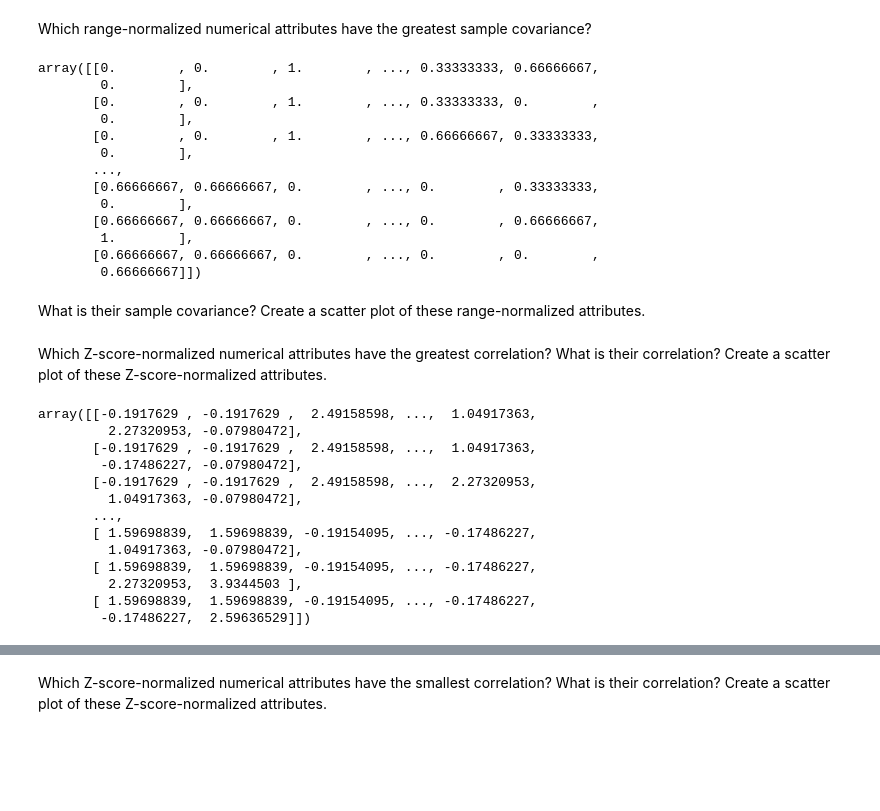
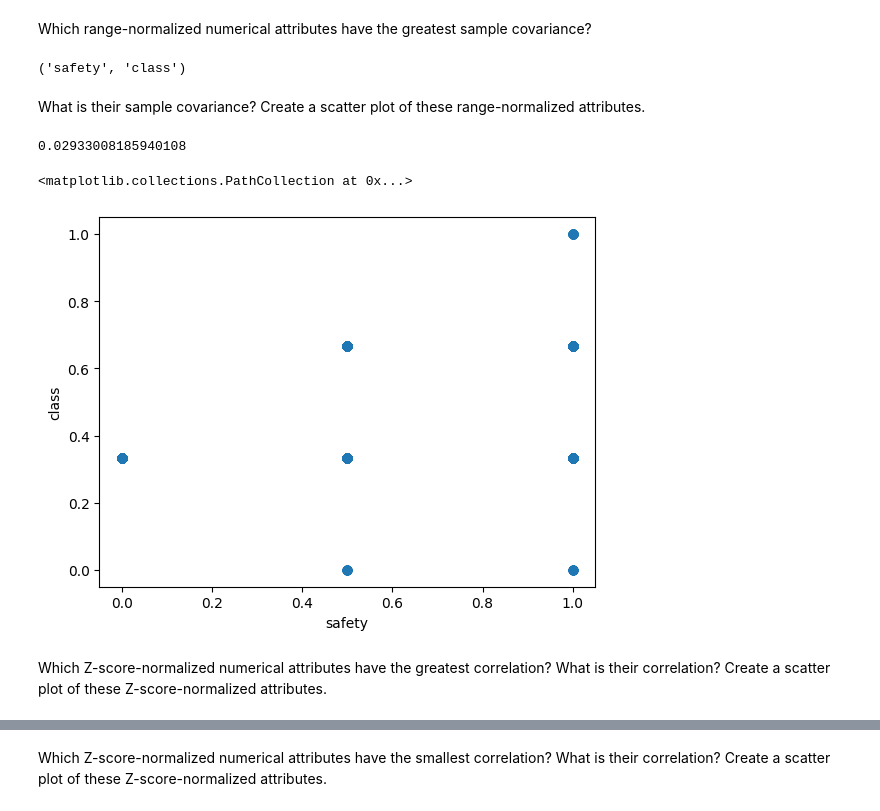
Before and after one commit to Koalafant/csci347_data_mining, a Jupyter notebook: proj_1/one.ipynb, the cells around one changed output, grey strips where cells are left out. Cells and saved outputs as stored; diff of their text form; code cells hidden in the pictures; blank space fills up the shorter version.

Commit message:
Revert "Data Switch and Total Variance Added"
This reverts commit 1cfb143c0ae78be33ef420ddf0d5d0ec0cd14d4e.

```diff
--- a/proj_1/one.ipynb
+++ b/proj_1/one.ipynb
@@ -122,10 +122,9 @@ def get_corr(attr_1, attr_2):
 A function that will normalize the attributes in a two-dimensional numpy array using
 range normalization.
 # %%
-
 def get_range_norm(arr):
-    max_ = arr.max()
-    min_ = arr.min()
+    max_ = arr.max(0)
+    min_ = arr.min(0)
     return (arr - min_) / (max_ - min_)
 # %% [markdown]
 A function that will normalize the attributes in a two-dimensional numpy array using
@@ -228,42 +226,37 @@ summarizes why these pairs of attributes might be related, and how the scatter p
 do not support this intuition.
 # %% [markdown]
 Which range-normalized numerical attributes have the greatest sample covariance?
-# %%
-d_matrix = df_orig.to_numpy()
-get_range_norm(d_matrix)
-# %% [output]
-array([[0.        , 0.        , 1.        , ..., 0.33333333, 0.66666667,
-        0.        ],
-       [0.        , 0.        , 1.        , ..., 0.33333333, 0.        ,
-        0.        ],
-       [0.        , 0.        , 1.        , ..., 0.66666667, 0.33333333,
-        0.        ],
-       ...,
-       [0.66666667, 0.66666667, 0.        , ..., 0.        , 0.33333333,
-        0.        ],
-       [0.66666667, 0.66666667, 0.        , ..., 0.        , 0.66666667,
-        1.        ],
-       [0.66666667, 0.66666667, 0.        , ..., 0.        , 0.        ,
-        0.66666667]])
+# %%
+df_range_normalized = pd.DataFrame(get_range_norm(df_orig.to_numpy()), columns=df_orig.columns)
+covar_matrix = get_cov_matrix(df_range_normalized)
+
+# set diagonals to -inf so we only get max of off-diagonals
+np.fill_diagonal(covar_matrix, -math.inf)
+
+# take the flat index to the array,
+# get the indicies for each attribute,
+# then return the labels for each attribute
+covar_flat_idx = covar_matrix.argmax()
+covar_shape_idx = np.unravel_index(covar_flat_idx, df_range_normalized.shape)
+[covar_label1, covar_label2] = [df_range_normalized.columns[i] for i in covar_shape_idx]
+covar_label1, covar_label2
+# %% [output]
+('safety', 'class')
 # %% [markdown]
 What is their sample covariance? Create a scatter plot of these range-normalized attributes.
+# %%
+covar_matrix[covar_shape_idx]
+# %% [output]
+0.02933008185940108
+# %%
+x = df_range_normalized[covar_label1]
+y = df_range_normalized[covar_label2]
+plt.xlabel(covar_label1)
+plt.ylabel(covar_label2)
+plt.scatter(x, y)
+# %% [output]
+<matplotlib.collections.PathCollection at 0x...>
+[figure, added]
 # %% [markdown]
 Which Z-score-normalized numerical attributes have the greatest correlation? What
 is their correlation? Create a scatter plot of these Z-score-normalized attributes.
-# %%
-d_matrix = df_orig.to_numpy()
-get_standard_norm(d_matrix)
-# %% [output]
-array([[-0.1917629 , -0.1917629 ,  2.49158598, ...,  1.04917363,
-         2.27320953, -0.07980472],
-       [-0.1917629 , -0.1917629 ,  2.49158598, ...,  1.04917363,
-        -0.17486227, -0.07980472],
-       [-0.1917629 , -0.1917629 ,  2.49158598, ...,  2.27320953,
-         1.04917363, -0.07980472],
-       ...,
-       [ 1.59698839,  1.59698839, -0.19154095, ..., -0.17486227,
-         1.04917363, -0.07980472],
-       [ 1.59698839,  1.59698839, -0.19154095, ..., -0.17486227,
-         2.27320953,  3.9344503 ],
-       [ 1.59698839,  1.59698839, -0.19154095, ..., -0.17486227,
-        -0.17486227,  2.59636529]])
```
Also changed, not shown: parts of 13 cells of this notebook.
